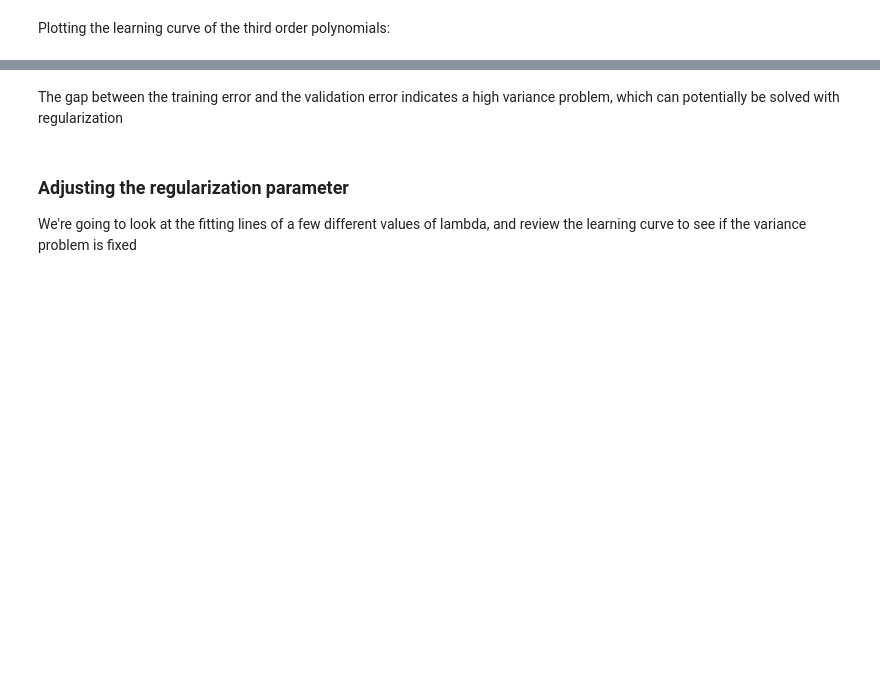
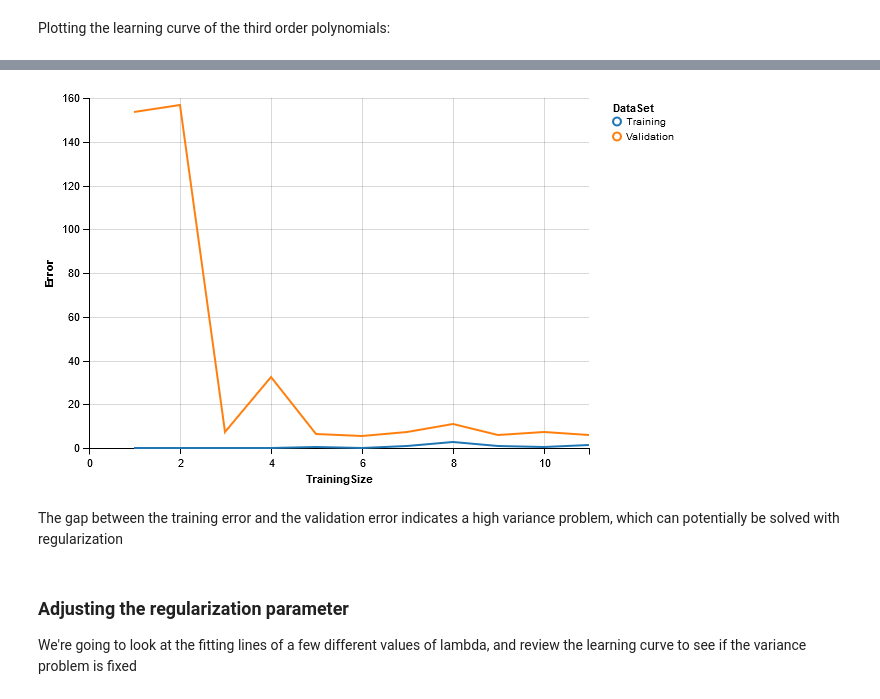
Before and after one commit to JeffMacaluso/Misc, a Jupyter notebook: MachineLearningMOOC/Ex5 Python - Regularized Linear Regression and Bias vs. Variance.ipynb, the cells around one changed output, grey strips where cells are left out. Saved outputs shown, nothing was run; the diff lists cells and outputs as text; code cells hidden in the pictures; blank space fills up the shorter version.

```diff
--- a/MachineLearningMOOC/Ex5 Python - Regularized Linear Regression and Bias vs. Variance.ipynb
+++ b/MachineLearningMOOC/Ex5 Python - Regularized Linear Regression and Bias vs. Variance.ipynb
@@ -290,0 +353,6 @@ plot_learning_curve(map_polynomial(X, 2), y, map_polynomial(Xval, 2), yval)
+# %%
+# Plotting the learning curve
+processed_features = preprocess_features(
+    X, Xval, Xtest, order=polynomial_orders)
+plot_learning_curve(processed_features[0], y, processed_features[1], yval)
+# %% [output]
@@ -291,3 +360,4 @@ plot_learning_curve(map_polynomial(X, 2), y, map_polynomial(Xval, 2), yval)
+[figure, added]
 # %% [markdown]
 The gap between the training error and the validation error indicates a high variance problem, which can potentially be solved with regularization
 # %% [markdown]
```
Also changed, not shown: parts of 23 cells of this notebook.
